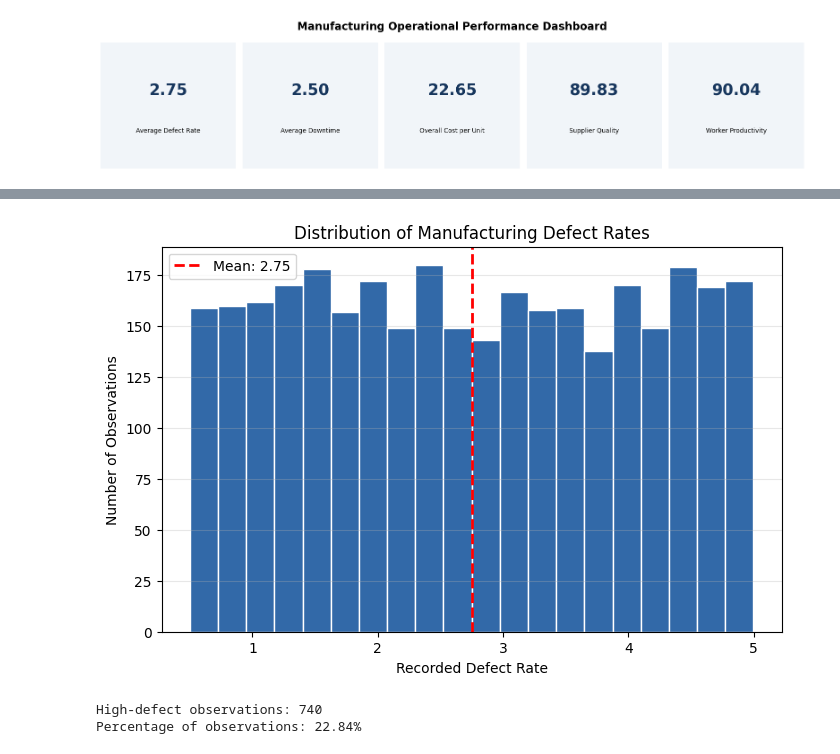
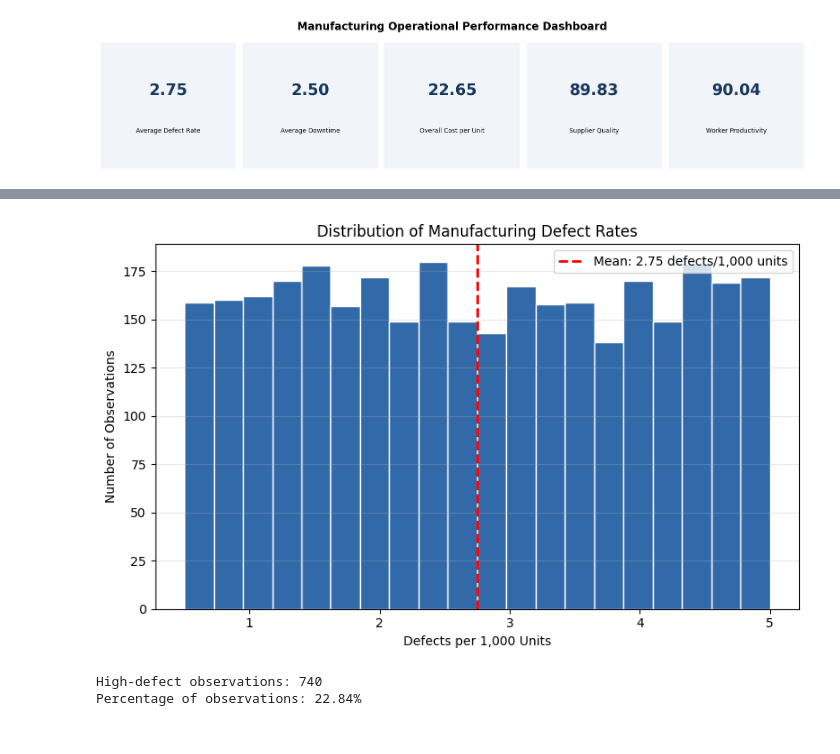
Before and after one commit to Adikrishna16/manufacturing-quality-kpi-analysis, a Jupyter notebook: Manufacturing_Quality_Analysis.ipynb, the cells around one changed output, grey strips where cells are left out. Drawn from its saved outputs; the diff is of its cells as text; code cells hidden in the pictures.

```diff
--- a/Manufacturing_Quality_Analysis.ipynb
+++ b/Manufacturing_Quality_Analysis.ipynb
@@ -488,33 +520,43 @@ plt.show()
 # %%
 
 import matplotlib.pyplot as plt
 
 plt.figure(figsize=(8, 5))
 
 plt.hist(
     df["DefectRate"],
     bins=20,
     color="#3269A8",
     edgecolor="white"
 )
 
+# Add a reference line for the average defect rate
 plt.axvline(
     df["DefectRate"].mean(),
     color="red",
     linestyle="--",
     linewidth=2,
-    label=f"Mean: {df['DefectRate'].mean():.2f}"
+    label=f"Mean: {df['DefectRate'].mean():.2f} defects/1,000 units"
 )
 
-plt.xlabel("Recorded Defect Rate")
+plt.xlabel("Defects per 1,000 Units")
 plt.ylabel("Number of Observations")
 plt.title("Distribution of Manufacturing Defect Rates")
+
 plt.legend()
 plt.grid(axis="y", alpha=0.3)
+plt.tight_layout()
+
+# Save chart for GitHub portfolio
+plt.savefig(
+    "defect_rate_distribution.png",
+    dpi=300,
+    bbox_inches="tight"
+)
 
 plt.show()
 # %% [output]
-[figure, old version]
+[figure, new version]
 # %%
 
 # Define an illustrative high-defect threshold
```
Also changed, not shown: parts of 8 cells of this notebook.
